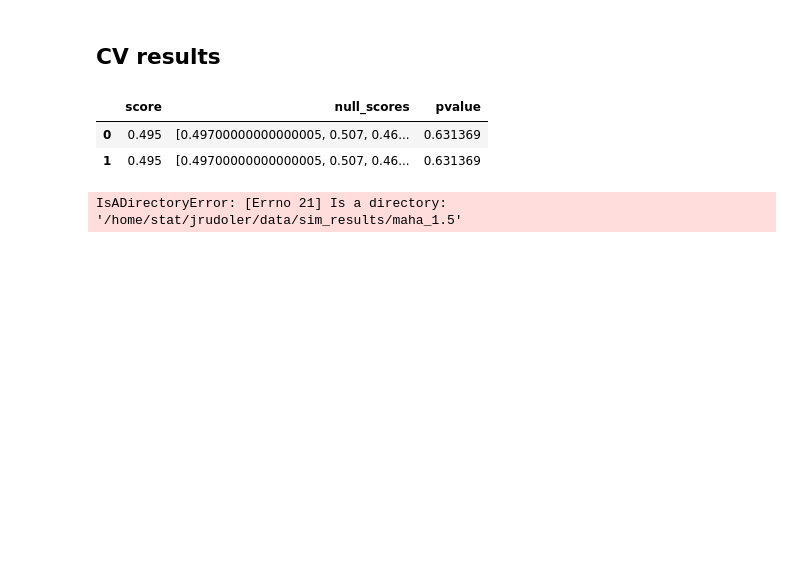
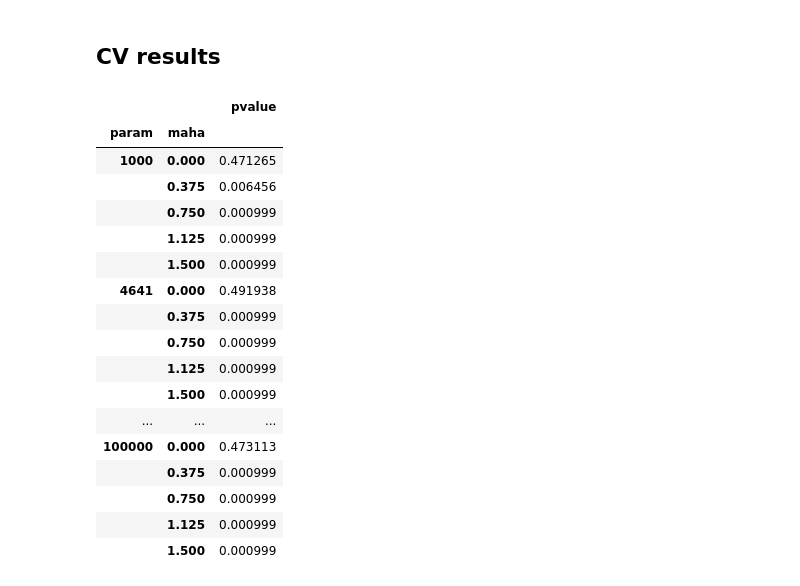
Before and after one commit to jrudoler/permutation-tests, a Jupyter notebook: scratch.ipynb, the cells around one changed output. Drawn from its saved outputs; the diff is of its cells as text; code cells hidden in the pictures; blank space fills up the shorter version.

```diff
--- a/scratch.ipynb
+++ b/scratch.ipynb
@@ -606,19 +587,0 @@ filename = os.path.join(os.environ["HOME"], "data/sim_results/maha_0.0/cv_post_a
-# %%
-import pandas as pd
-maha = 0.0
-pd.DataFrame([cv_results, cv_results])
-# %% [output]
-|  | score | null_scores | pvalue |
-| 0 | 0.495 | [0.49700000000000005, 0.507, 0.46... | 0.631369 |
-| 1 | 0.495 | [0.49700000000000005, 0.507, 0.46... | 0.631369 |
-# %%
-import glob
-all_cv_results = []
-for maha in maha_values:
-    for path in glob.glob(os.path.join(os.environ["HOME"], f"data/sim_results/maha_{maha:.1f}")):
-        cv_results = pickle.load(open(path, "rb"))
-        cv_results["maha"] = maha
-        all_cv_results.append(cv_results)
-pd.DataFrame(all_cv_results)
-# %% [output]
-IsADirectoryError: [Errno 21] Is a directory: '/home/stat/jrudoler/data/sim_results/maha_1.5'
@@ -624,0 +609,21 @@ IsADirectoryError: [Errno 21] Is a directory: '/home/stat/jrudoler/data/sim_resu
+# %%
+pd.DataFrame(all_cv_results).apply(pd.Series).groupby(["param", "maha"]).agg({"pvalue": "mean"})
+# %% [output]
+|  |  | pvalue |
+| param | maha |  |
+| 1000 | 0.000 | 0.471265 |
+|  | 0.375 | 0.006456 |
+|  | 0.750 | 0.000999 |
+|  | 1.125 | 0.000999 |
+|  | 1.500 | 0.000999 |
+| 4641 | 0.000 | 0.491938 |
+|  | 0.375 | 0.000999 |
+|  | 0.750 | 0.000999 |
+|  | 1.125 | 0.000999 |
+|  | 1.500 | 0.000999 |
+| ... | ... | ... |
+| 100000 | 0.000 | 0.473113 |
+|  | 0.375 | 0.000999 |
+|  | 0.750 | 0.000999 |
+|  | 1.125 | 0.000999 |
+|  | 1.500 | 0.000999 |
```
Also changed, not shown: parts of 20 cells of this notebook, 4 other files.
